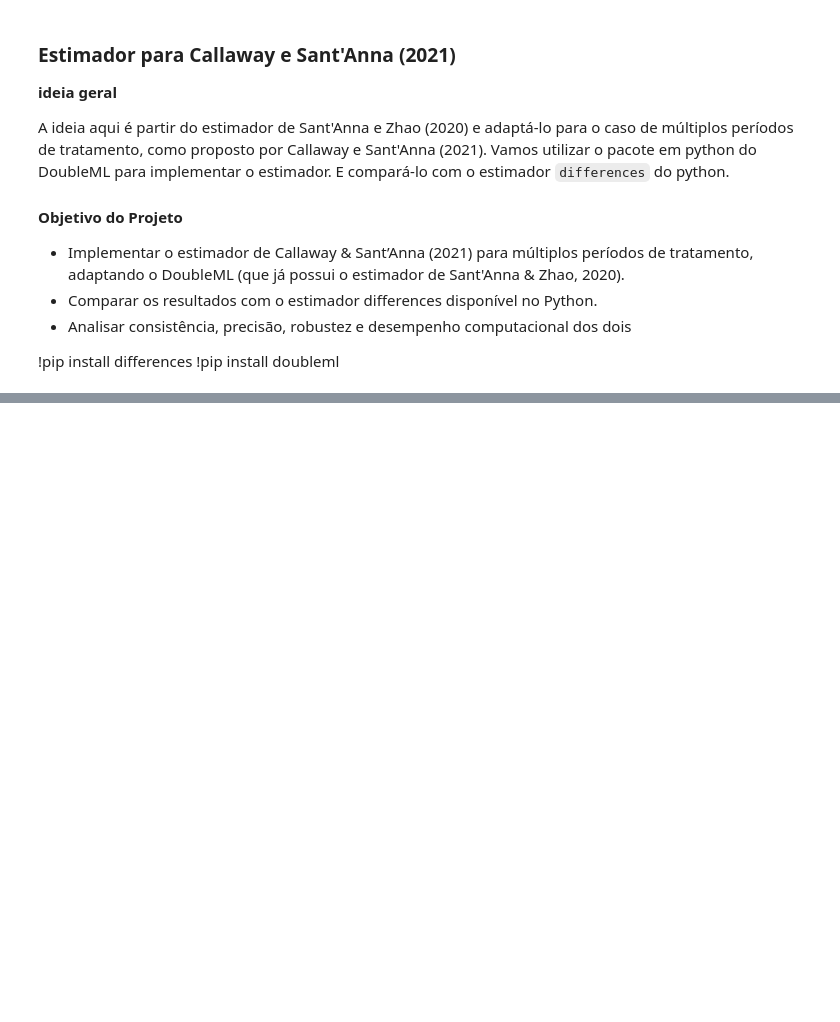
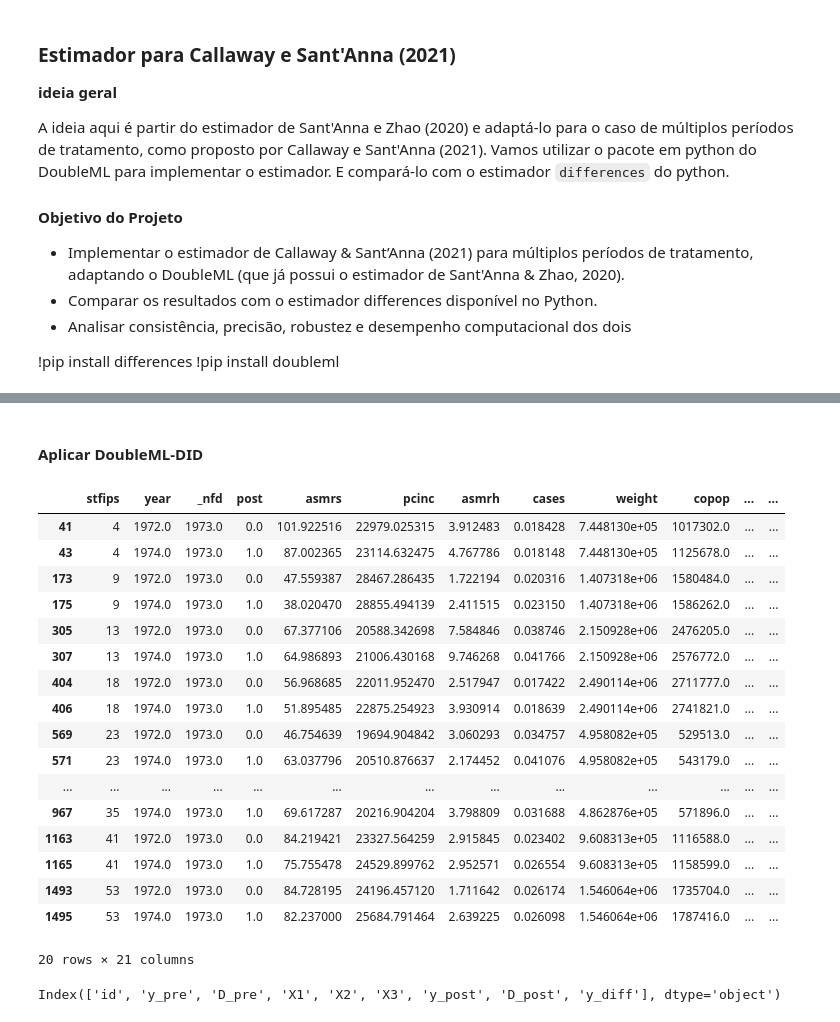
Before and after one commit to Daniel-Uhr/Estimators, a Jupyter notebook: 01_ATTgt_DML.ipynb, the cells around one changed output, grey strips where cells are left out. Cells and saved outputs as stored; diff of their text form; code cells hidden in the pictures; blank space fills up the shorter version.

```diff
--- a/01_ATTgt_DML.ipynb
+++ b/01_ATTgt_DML.ipynb
@@ -79,0 +17,30 @@ ImportError: cannot import name 'att_gt' from 'differences' (c:\Users\danie\AppD
+# %%
+import pandas as pd
+import numpy as np
+
+data = pd.read_stata("https://github.com/Daniel-Uhr/data/raw/main/bacon_example.dta")
+# %%
+# Filtragem dos dados
+# Vamos criar identificadores estaduais
+data['id'] = data['stfips'].rank(method='dense').astype(int)
+
+# time to treat
+data['t'] = data['year'] - data['_nfd']
+data['t'].describe()
+
+# Outcome (Suicide Mortality)
+data['y'] = data['asmrs']
+
+# Covariáveis - pcinc asmrh cases
+data['X1'] = data['pcinc']
+data['X2'] = data['asmrh']
+data['X3'] = data['cases']
+
+# Treatment
+data['D'] = data['post']
+data['media_D'] = data.groupby('id')['D'].transform('mean')
+data['always_treated'] = np.where(data['media_D'] == 1, 1, 0)
+data['never_treated'] = np.where(data['media_D'] == 0, 1, 0)
+
+# Vamos criar a variável de grupo G
+data['cohort']=data['_nfd']
@@ -79,0 +79,9 @@ ImportError: cannot import name 'att_gt' from 'differences' (c:\Users\danie\AppD
+# %%
+# Selecionar unidades do grupo tratado (coorte escolhida)
+tratados = data[data['cohort'] == 1973]
+
+# Selecionar unidades nunca tratadas
+nunca_tratados = data[data['never_treated'] == 1]
+
+# Combinar
+data_sz = pd.concat([tratados, nunca_tratados], axis=0)
@@ -79,0 +104,25 @@ ImportError: cannot import name 'att_gt' from 'differences' (c:\Users\danie\AppD
+# %% [markdown]
+#### Aplicar DoubleML-DID
+# %%
+# manter na base data_sz apenas t==-1 e t==1
+data_sz_1 = data_sz[data_sz['t'].isin([-1.0, 1.0])]
+data_sz_1
+# %% [output]
+|  | stfips | year | _nfd | post | asmrs | pcinc | asmrh | cases | weight | copop | ... | ... |
+| 41 | 4 | 1972.0 | 1973.0 | 0.0 | 101.922516 | 22979.025315 | 3.912483 | 0.018428 | 7.448130e+05 | 1017302.0 | ... | ... |
+| 43 | 4 | 1974.0 | 1973.0 | 1.0 | 87.002365 | 23114.632475 | 4.767786 | 0.018148 | 7.448130e+05 | 1125678.0 | ... | ... |
+| 173 | 9 | 1972.0 | 1973.0 | 0.0 | 47.559387 | 28467.286435 | 1.722194 | 0.020316 | 1.407318e+06 | 1580484.0 | ... | ... |
+| 175 | 9 | 1974.0 | 1973.0 | 1.0 | 38.020470 | 28855.494139 | 2.411515 | 0.023150 | 1.407318e+06 | 1586262.0 | ... | ... |
+| 305 | 13 | 1972.0 | 1973.0 | 0.0 | 67.377106 | 20588.342698 | 7.584846 | 0.038746 | 2.150928e+06 | 2476205.0 | ... | ... |
+| 307 | 13 | 1974.0 | 1973.0 | 1.0 | 64.986893 | 21006.430168 | 9.746268 | 0.041766 | 2.150928e+06 | 2576772.0 | ... | ... |
+| 404 | 18 | 1972.0 | 1973.0 | 0.0 | 56.968685 | 22011.952470 | 2.517947 | 0.017422 | 2.490114e+06 | 2711777.0 | ... | ... |
+| 406 | 18 | 1974.0 | 1973.0 | 1.0 | 51.895485 | 22875.254923 | 3.930914 | 0.018639 | 2.490114e+06 | 2741821.0 | ... | ... |
+| 569 | 23 | 1972.0 | 1973.0 | 0.0 | 46.754639 | 19694.904842 | 3.060293 | 0.034757 | 4.958082e+05 | 529513.0 | ... | ... |
+| 571 | 23 | 1974.0 | 1973.0 | 1.0 | 63.037796 | 20510.876637 | 2.174452 | 0.041076 | 4.958082e+05 | 543179.0 | ... | ... |
+| ... | ... | ... | ... | ... | ... | ... | ... | ... | ... | ... | ... | ... |
+| 967 | 35 | 1974.0 | 1973.0 | 1.0 | 69.617287 | 20216.904204 | 3.798809 | 0.031688 | 4.862876e+05 | 571896.0 | ... | ... |
+| 1163 | 41 | 1972.0 | 1973.0 | 0.0 | 84.219421 | 23327.564259 | 2.915845 | 0.023402 | 9.608313e+05 | 1116588.0 | ... | ... |
+| 1165 | 41 | 1974.0 | 1973.0 | 1.0 | 75.755478 | 24529.899762 | 2.952571 | 0.026554 | 9.608313e+05 | 1158599.0 | ... | ... |
+| 1493 | 53 | 1972.0 | 1973.0 | 0.0 | 84.728195 | 24196.457120 | 1.711642 | 0.026174 | 1.546064e+06 | 1735704.0 | ... | ... |
+| 1495 | 53 | 1974.0 | 1973.0 | 1.0 | 82.237000 | 25684.791464 | 2.639225 | 0.026098 | 1.546064e+06 | 1787416.0 | ... | ... |
+20 rows × 21 columns
@@ -79,0 +176,4 @@ ImportError: cannot import name 'att_gt' from 'differences' (c:\Users\danie\AppD
+# %%
+print(merged.columns)
+# %% [output]
+Index(['id', 'y_pre', 'D_pre', 'X1', 'X2', 'X3', 'y_post', 'D_post', 'y_diff'], dtype='object')
```
Also changed, not shown: parts of 21 cells of this notebook.
